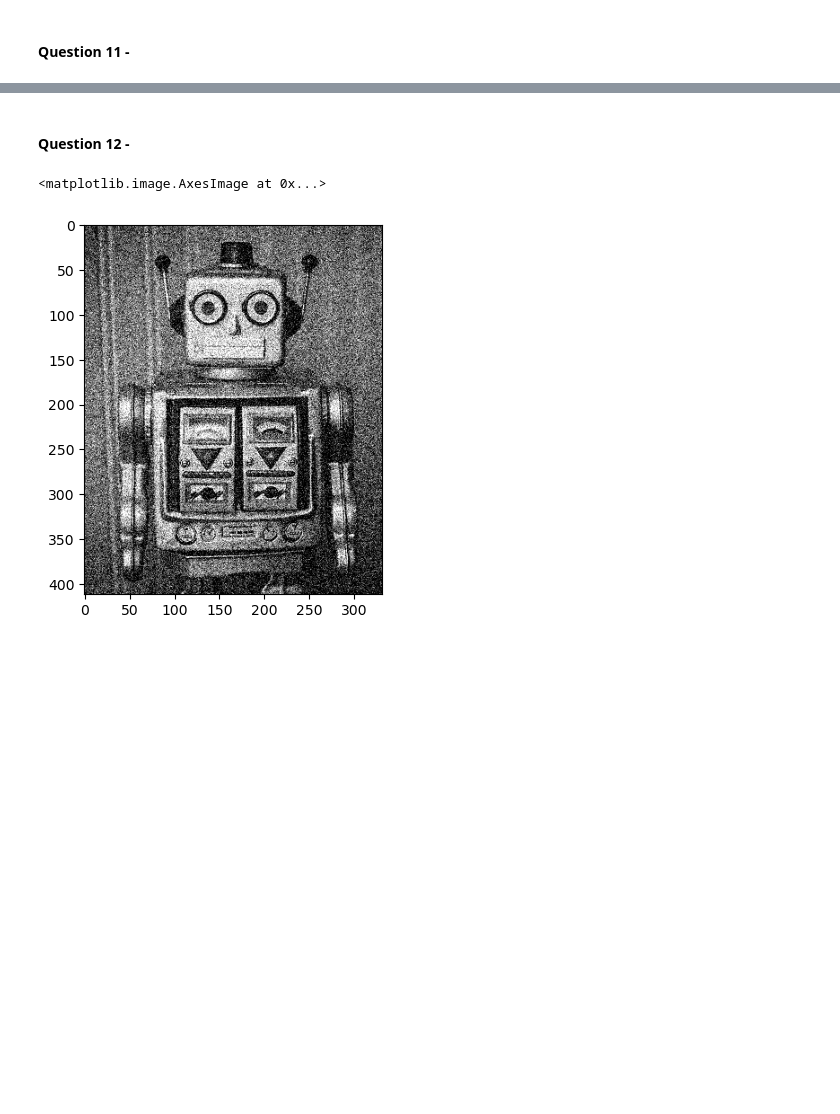
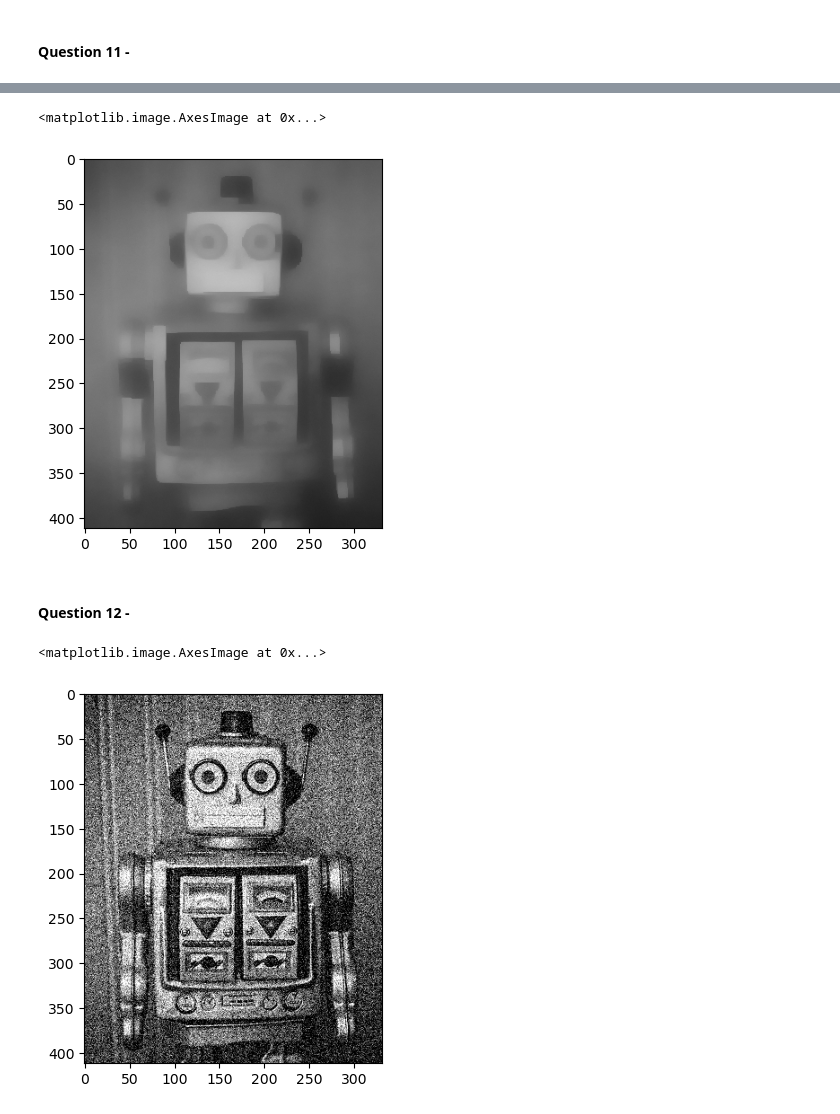
Before and after one commit to bavrillon/Projets_UE21, a Jupyter notebook: OPTI/OPTI_notebook.ipynb, the cells around one changed output, grey strips where cells are left out. Drawn from its saved outputs; the diff is of its cells as text; code cells hidden in the pictures; blank space fills up the shorter version.

```diff
--- a/OPTI/OPTI_notebook.ipynb
+++ b/OPTI/OPTI_notebook.ipynb
@@ -410,3 +424,8 @@ Nombre d'itérations de l'algorithme de sous-gradient :  1663
+# %%
+plt.imshow(matrice_to_image(u_optim_sous_grad_momentum), cmap='gray')
+# %% [output]
+<matplotlib.image.AxesImage at 0x...>
+[figure, added]
 # %% [markdown]
 #### Question 12 -
 # %%
```
Also changed, not shown: parts of 9 cells of this notebook.
